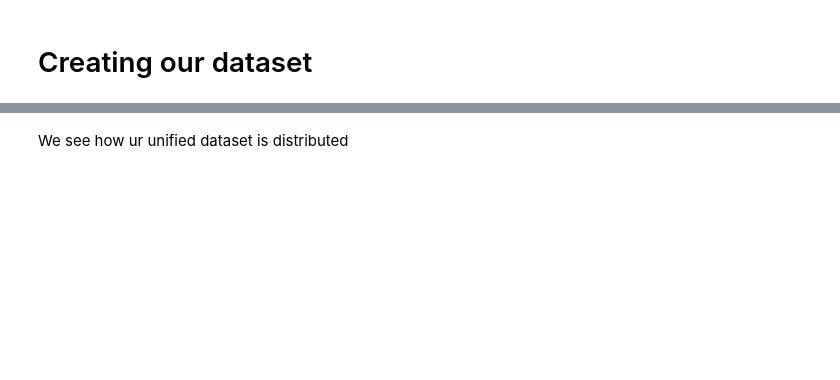
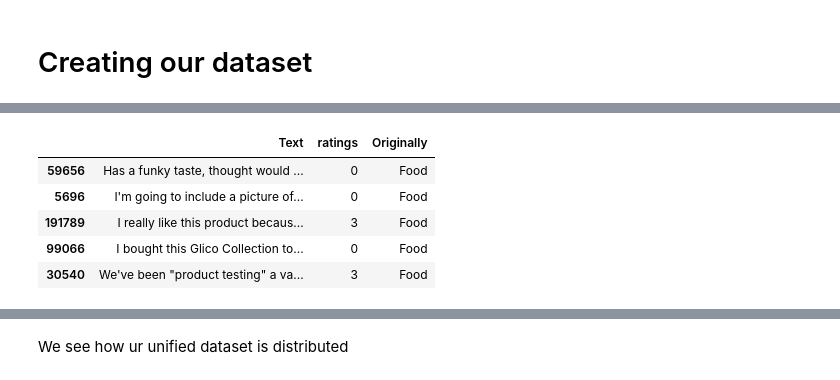
Before and after one commit to MikelKN/masters_research, a Jupyter notebook: dataset-creation-bertnbilstm.ipynb, the cells around one changed output, grey strips where cells are left out. Drawn from its saved outputs; the diff is of its cells as text; code cells hidden in the pictures; blank space fills up the shorter version.

```diff
--- a/dataset-creation-bertnbilstm.ipynb
+++ b/dataset-creation-bertnbilstm.ipynb
@@ -243,8 +557,15 @@ multiclass_dataset.head(10)
 # %%
 #Shuffle Pandas data frame
 import sklearn.utils
 multiclass_dataset = sklearn.utils.shuffle(multiclass_dataset)
 multiclass_dataset = multiclass_dataset.reset_index(drop= True)
-multiclass_dataset.head(10)
+multiclass_dataset.sample(5)
+# %% [output]
+|  | Text | ratings | Originally |
+| 59656 | Has a funky taste, thought would ... | 0 | Food |
+| 5696 | I'm going to include a picture of... | 0 | Food |
+| 191789 | I really like this product becaus... | 3 | Food |
+| 99066 | I bought this Glico Collection to... | 0 | Food |
+| 30540 | We've been "product testing" a va... | 3 | Food |
 # %%
 multiclass_dataset.ratings.value_counts(normalize = True)
```
Also changed, not shown: parts of 69 cells of this notebook.
